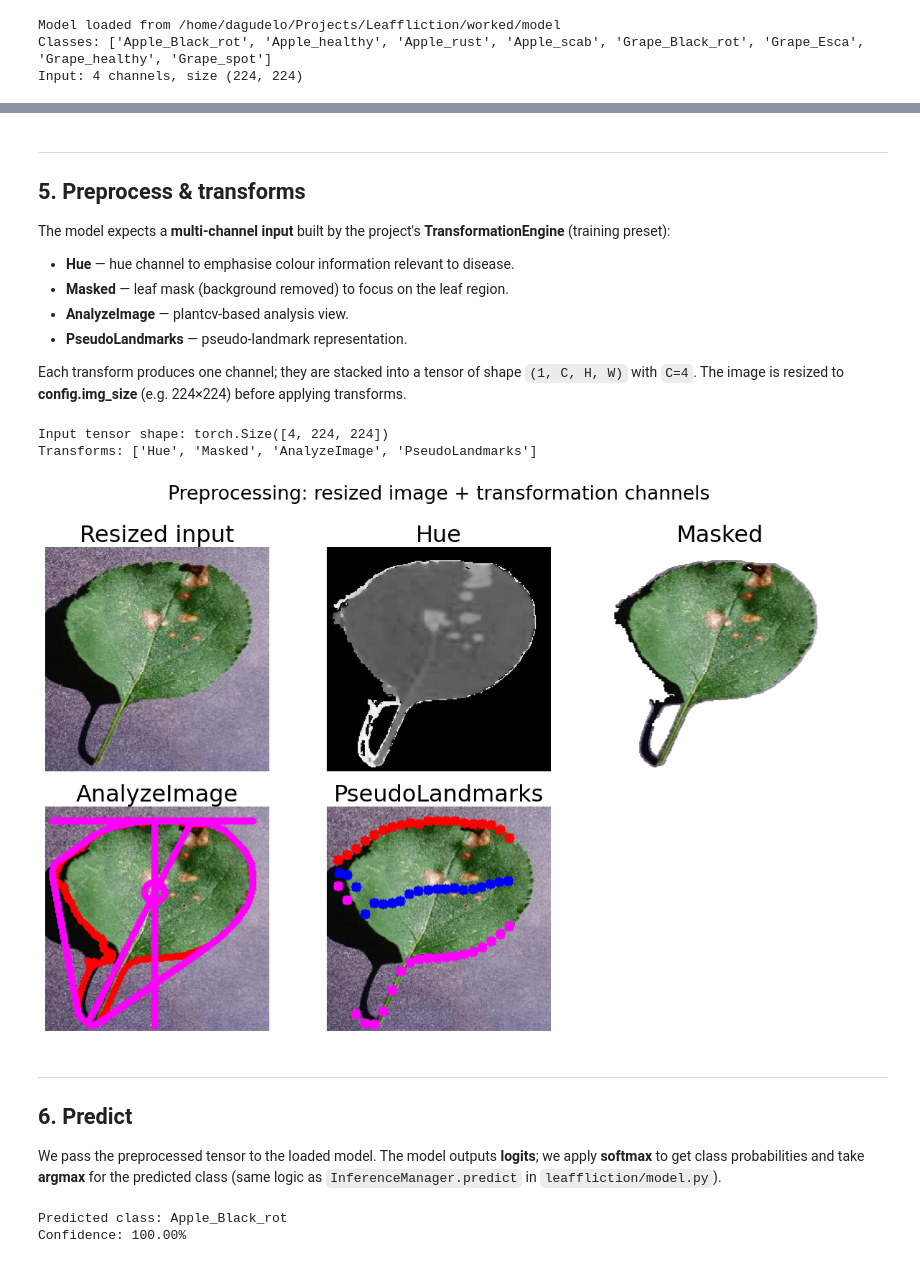
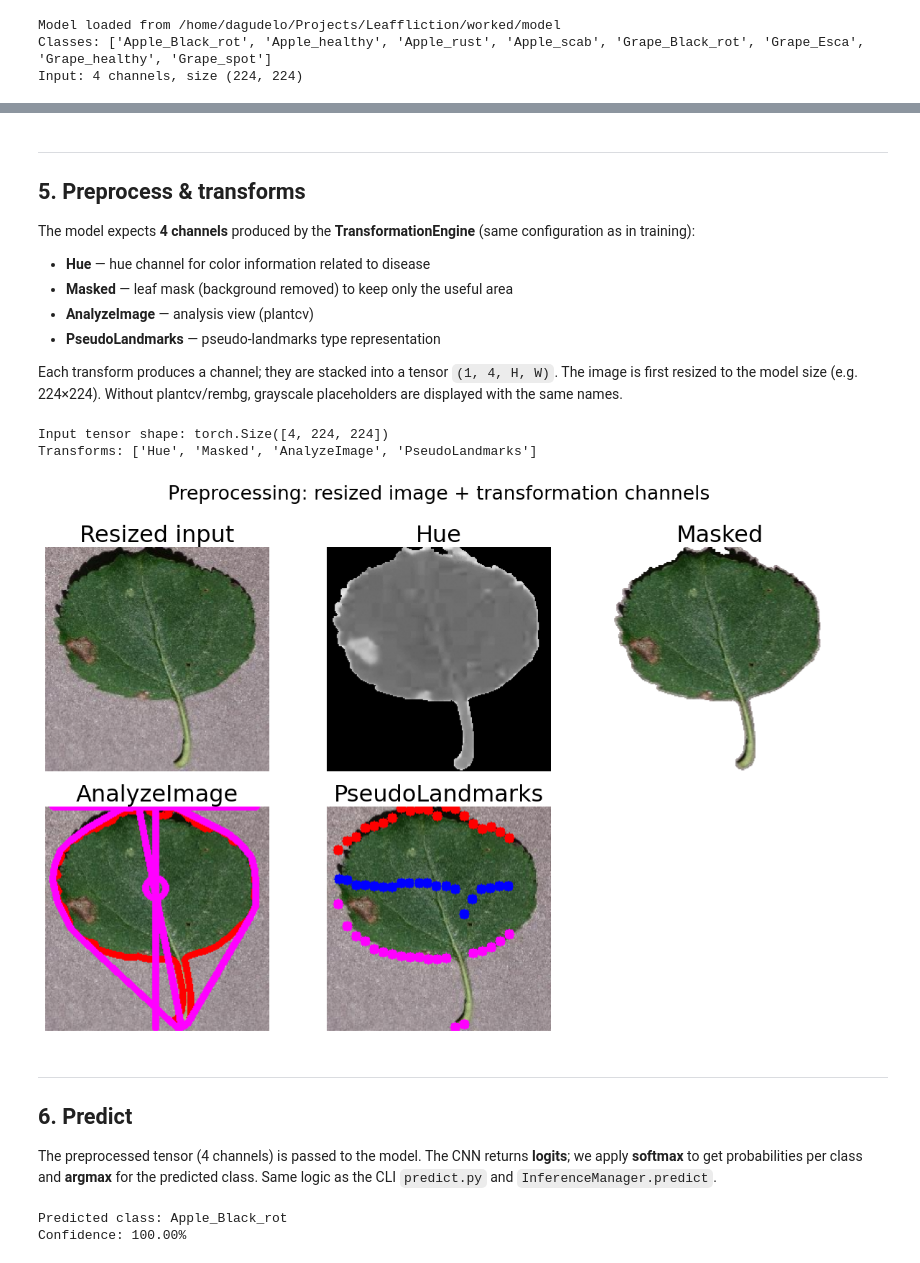
Before and after one commit to ai-dg/Leaffliction, a Jupyter notebook: predict_demo.ipynb, the cells around one changed output, grey strips where cells are left out. Cells and saved outputs as stored; diff of their text form; code cells hidden in the pictures.

```diff
--- a/predict_demo.ipynb
+++ b/predict_demo.ipynb
@@ -158,5 +158,6 @@ If no sample exists, set `IMAGE_PATH` to a path of your choice or add 1–2 imag
 # %%
 SAMPLE_DIRS = [
+    REPO_ROOT / "test_images" / "20" / "Apple_Black_rot",
     REPO_ROOT / "test_images" / "Unit_test1",
     REPO_ROOT / "test_images" / "Unit_test2",
     REPO_ROOT / "test_images" / "100" / "Apple_Black_rot",
@@ -239,14 +241,14 @@ elif img_rgb is None:
 
 ## 5. Preprocess & transforms
 
-The model expects a **multi-channel input** built by the project's **TransformationEngine** (training preset):
+The model expects **4 channels** produced by the **TransformationEngine** (same configuration as in training):
 
-- **Hue** — hue channel to emphasise colour information relevant to disease.
-- **Masked** — leaf mask (background removed) to focus on the leaf region.
-- **AnalyzeImage** — plantcv-based analysis view.
-- **PseudoLandmarks** — pseudo-landmark representation.
+- **Hue** — hue channel for color information related to disease
+- **Masked** — leaf mask (background removed) to keep only the useful area
+- **AnalyzeImage** — analysis view (plantcv)
+- **PseudoLandmarks** — pseudo-landmarks type representation
 
-Each transform produces one channel; they are stacked into a tensor of shape `(1, C, H, W)` with `C=4`. The image is resized to **config.img_size** (e.g. 224×224) before applying transforms.
+Each transform produces a channel; they are stacked into a tensor `(1, 4, H, W)`. The image is first resized to the model size (e.g. 224×224). Without plantcv/rembg, grayscale placeholders are displayed with the same names.
 # %%
 if loader is None or img_rgb is None:
     print("Skipping: load model and image first.")
@@ -262,44 +264,51 @@ else:
     else:
         tensor = simple_preprocess_4ch(img_resized, img_size)
         gray = cv2.cvtColor(img_resized, cv2.COLOR_RGB2GRAY)
-        transformed_imgs = {"grayscale (simplified)": gray}
+        # Same channel names as in model training (Hue, Masked, AnalyzeImage, PseudoLandmarks); grayscale as placeholder
+        transformed_imgs = {
+            "Hue": gray,
+            "Masked": gray,
+            "AnalyzeImage": gray,
+            "PseudoLandmarks": gray,
+        }
+        print("Using simplified preprocessing (grayscale placeholder for all 4 channels; install plantcv/rembg for full transforms).")
 
     print(f"Input tensor shape: {tensor.shape}")
     print(f"Transforms: {list(transformed_imgs.keys())}")
 
     # Visualise original + transformed channels
     n = 1 + len(transformed_imgs)
     ncols = 3
     nrows = (n + ncols - 1) // ncols
     fig, axes = plt.subplots(nrows, ncols, figsize=(4 * ncols, 4 * nrows))
     axes = axes.flatten() if n > 1 else [axes]
     axes[0].imshow(img_resized)
     axes[0].set_title("Resized input")
     axes[0].axis("off")
     for i, (name, arr) in enumerate(transformed_imgs.items(), start=1):
         ax = axes[i] if i < len(axes) else None
         if ax is not None:
             if arr.ndim == 3:
                 ax.imshow(arr)
             else:
                 ax.imshow(arr, cmap="gray")
             ax.set_title(name)
             ax.axis("off")
     for j in range(len(transformed_imgs) + 1, len(axes)):
         axes[j].axis("off")
     plt.suptitle("Preprocessing: resized image + transformation channels")
     plt.tight_layout()
     plt.show()
 # %% [output]
 Input tensor shape: torch.Size([4, 224, 224])
 Transforms: ['Hue', 'Masked', 'AnalyzeImage', 'PseudoLandmarks']
-[figure, old version]
+[figure, new version]
 # %% [markdown]
 ---
 
 ## 6. Predict
 
-We pass the preprocessed tensor to the loaded model. The model outputs **logits**; we apply **softmax** to get class probabilities and take **argmax** for the predicted class (same logic as `InferenceManager.predict` in `leaffliction/model.py`).
+The preprocessed tensor (4 channels) is passed to the model. The CNN returns **logits**; we apply **softmax** to get probabilities per class and **argmax** for the predicted class. Same logic as the CLI `predict.py` and `InferenceManager.predict`.
 # %%
 if loader is None or tensor is None:
     print("Skipping: load model and run preprocessing first.")
```
Also changed, not shown: parts of 13 cells of this notebook, 18 other files.
